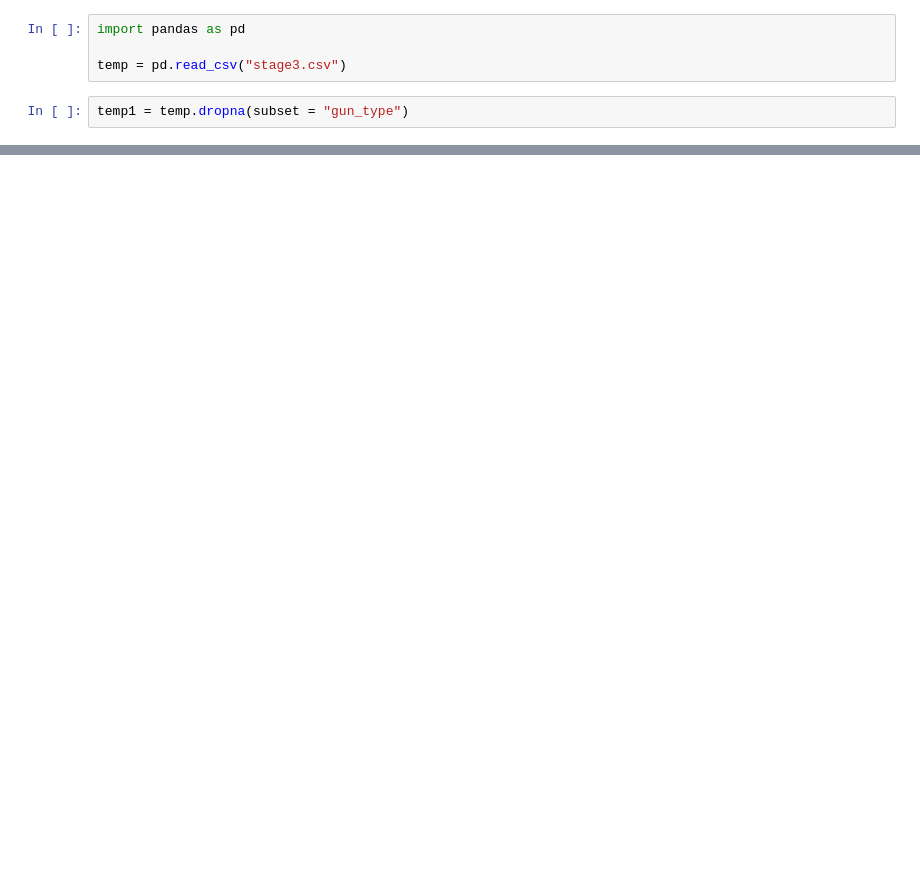
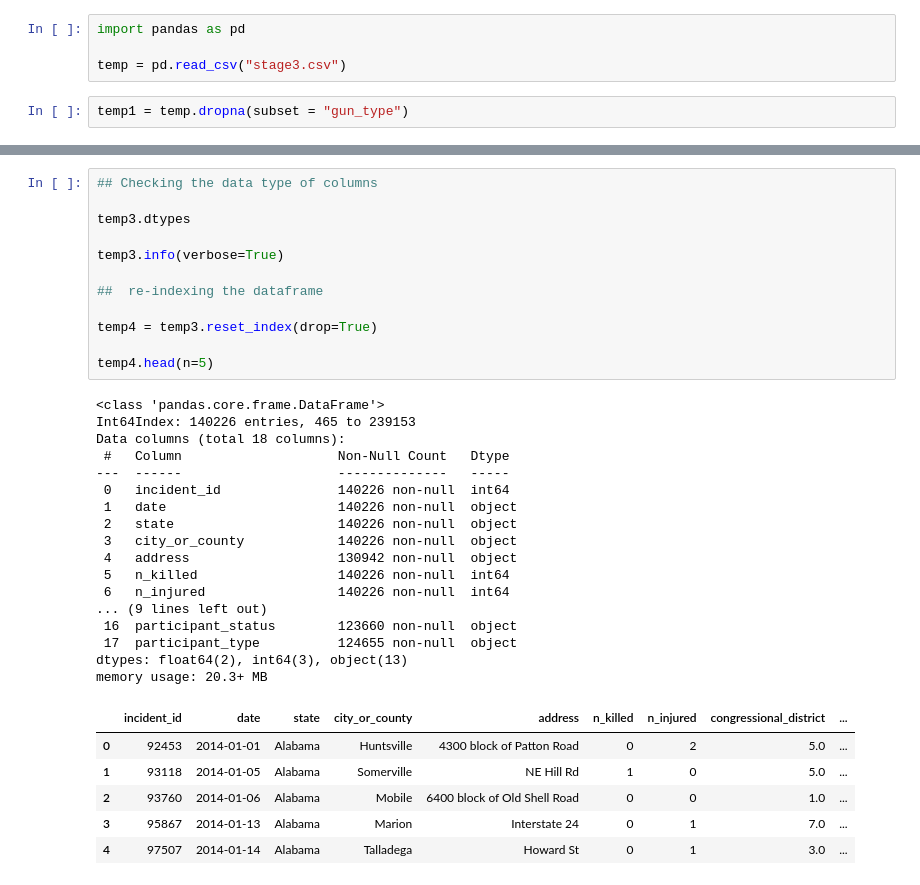
Before and after one commit to TeresaV2015/Mass-Shootings, a Jupyter notebook: Project-Gun.ipynb, the cells around one changed output, grey strips where cells are left out. Cells and saved outputs as stored; diff of their text form; blank space fills up the shorter version.

```diff
--- a/Project-Gun.ipynb
+++ b/Project-Gun.ipynb
@@ -45,0 +23,36 @@ temp1
+# %%
+## Checking the data type of columns
+
+temp3.dtypes
+
+temp3.info(verbose=True)
+
+##  re-indexing the dataframe
+
+temp4 = temp3.reset_index(drop=True)
+
+temp4.head(n=5)
+# %% [output]
+<class 'pandas.core.frame.DataFrame'>
+Int64Index: 140226 entries, 465 to 239153
+Data columns (total 18 columns):
+ #   Column                    Non-Null Count   Dtype
+---  ------                    --------------   -----
+ 0   incident_id               140226 non-null  int64
+ 1   date                      140226 non-null  object
+ 2   state                     140226 non-null  object
+ 3   city_or_county            140226 non-null  object
+ 4   address                   130942 non-null  object
+ 5   n_killed                  140226 non-null  int64
+ 6   n_injured                 140226 non-null  int64
+... (9 lines left out)
+ 16  participant_status        123660 non-null  object
+ 17  participant_type          124655 non-null  object
+dtypes: float64(2), int64(3), object(13)
+memory usage: 20.3+ MB
+|  | incident_id | date | state | city_or_county | address | n_killed | n_injured | congressional_district | ... |
+| 0 | 92453 | 2014-01-01 | Alabama | Huntsville | 4300 block of Patton Road | 0 | 2 | 5.0 | ... |
+| 1 | 93118 | 2014-01-05 | Alabama | Somerville | NE Hill Rd | 1 | 0 | 5.0 | ... |
+| 2 | 93760 | 2014-01-06 | Alabama | Mobile | 6400 block of Old Shell Road | 0 | 0 | 1.0 | ... |
+| 3 | 95867 | 2014-01-13 | Alabama | Marion | Interstate 24 | 0 | 1 | 7.0 | ... |
+| 4 | 97507 | 2014-01-14 | Alabama | Talladega | Howard St | 0 | 1 | 3.0 | ... |
```
Also changed, not shown: parts of 8 cells of this notebook.
